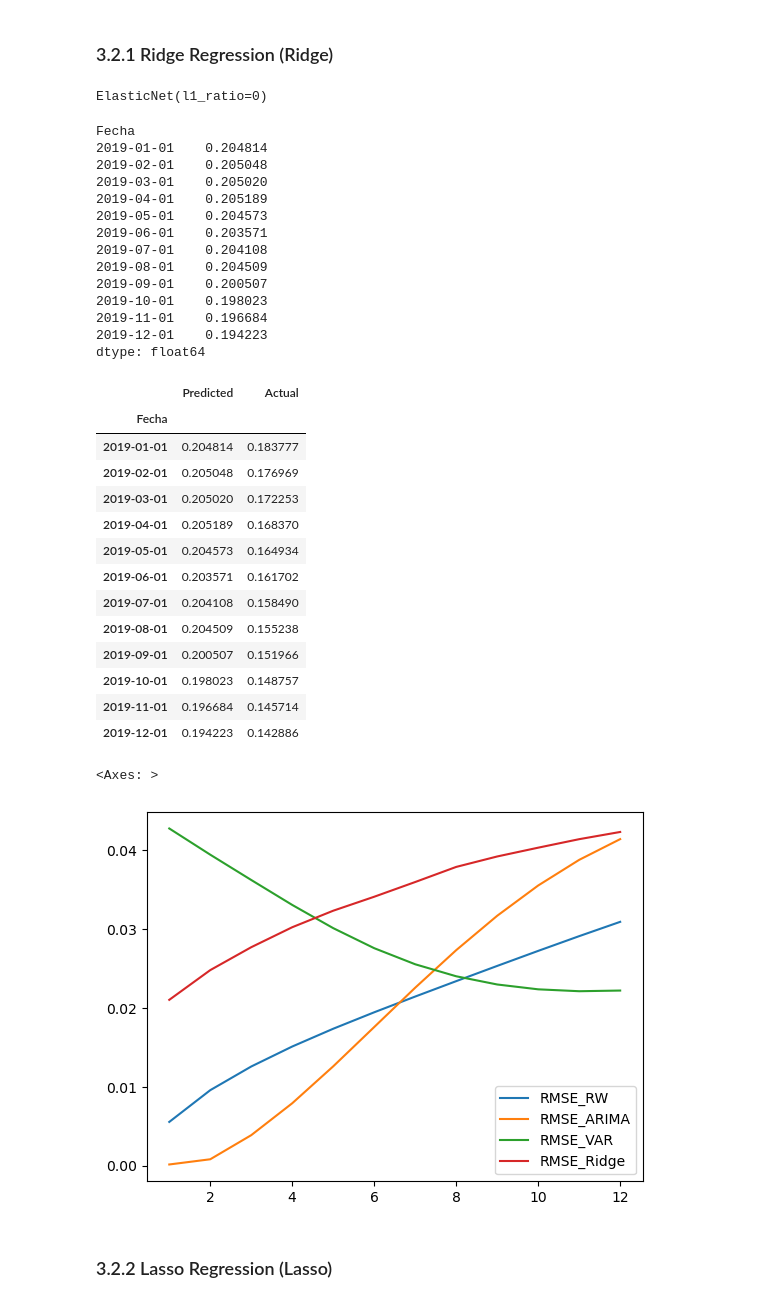
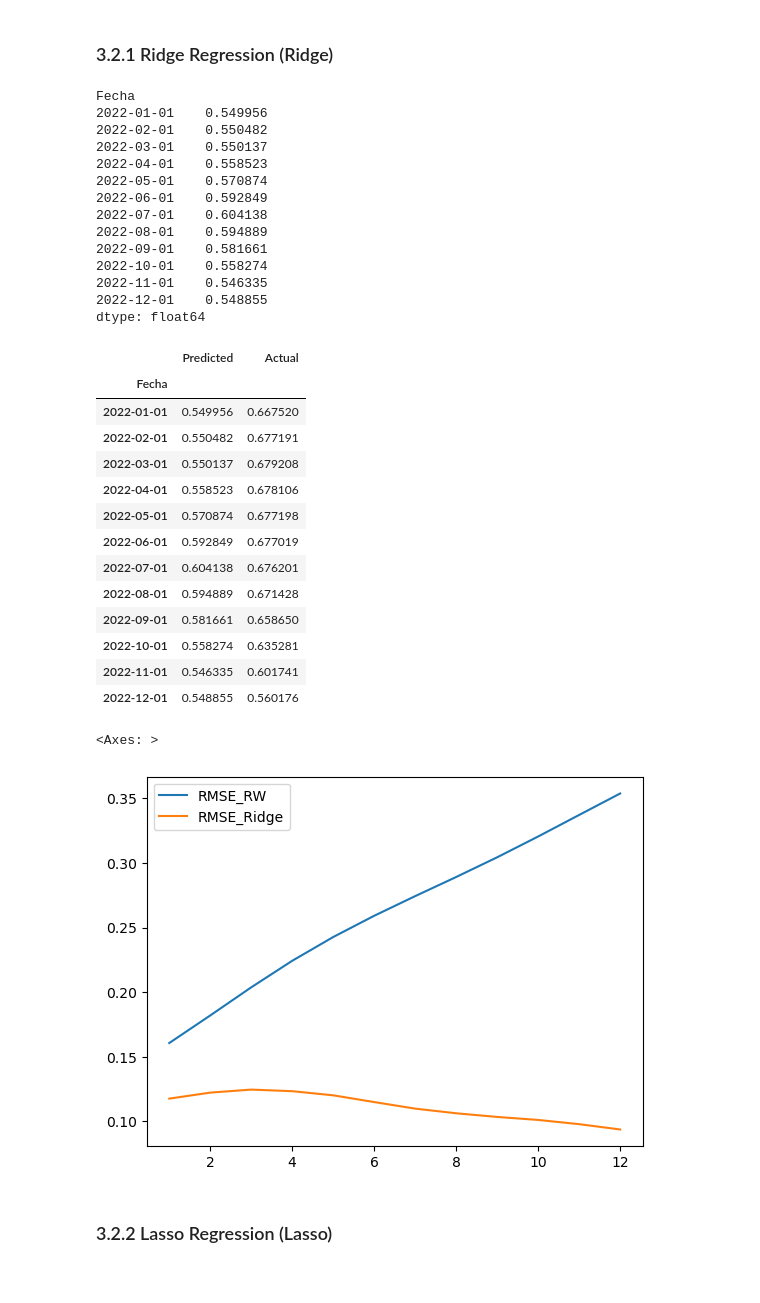
Before and after one commit to estcab00/inflation-prediction, a Jupyter notebook: code/headline_inflation/2019 - new variables/3_Regression_H19_Robustness.ipynb, the cells around one changed output. Drawn from its saved outputs; the diff is of its cells as text; code cells hidden in the pictures.

```diff
--- a/code/headline_inflation/2019 - new variables/3_Regression_H19_Robustness.ipynb
+++ b/code/headline_inflation/2019 - new variables/3_Regression_H19_Robustness.ipynb
@@ -91,8 +94,8 @@ target = 'CPI'
 df_CPI = pd.DataFrame(df_lags.CPI)
 
 # We create our train and test set
-train_set = df_CPI[df_CPI.index < '2019-01-01']
-test_set  = df_CPI[df_CPI.index >= '2019-01-01']
+train_set = df_CPI[df_CPI.index < '2020-01-01']
+test_set  = df_CPI[df_CPI.index >= '2021-01-01']
 
 predictions = {}
 
@@ -318,8 +295,8 @@ target = "CPI"
 Y = pd.DataFrame(df_lags[target])
 X = df_lags.drop(columns=[target])
 
-train_set = df_lags[df_lags.index < '2019-01-01']
-test_set  = df_lags[df_lags.index >= '2019-01-01']
+train_set = df_lags[df_lags.index < '2022-01-01']
+test_set  = df_lags[df_lags.index >= '2022-01-01']
 
 y_train = train_set[target]
 y_test  = test_set[target]
@@ -336,7 +313,7 @@ ridge = skl.ElasticNet(l1_ratio=0)
 model = ridge
 
 # We define out lambdas and implement our gridparams
-lambdas    = np.linspace(0.001, 1, 1000)
+lambdas    = np.linspace(0.1, 1, 1000)
 
 grid_params = {'alpha': lambdas}
 
@@ -350,10 +327,6 @@ pd.DataFrame( grid_search.cv_results_ )
 # And select out best model
 best_model  = grid_search.best_estimator_
 best_params = grid_search.best_params_
-# %%
-best_model
-# %% [output]
-ElasticNet(l1_ratio=0)
 # %%
 pred_vars = X_train.columns.to_list()
 coefficients = best_model.coef_
@@ -364,49 +337,49 @@ vars_df_ridge.to_excel( f'../../../output/3_Regression/h19_test/h19coef_ridge.xl
 # We use the best model to predict
 y_pred = best_model.predict( X_test )
 y_pred = pd.Series(y_pred, index = y_test.index)
-print(y_pred)
+y_pred
 # %% [output]
 Fecha
-2019-01-01    0.204814
-2019-02-01    0.205048
-2019-03-01    0.205020
-2019-04-01    0.205189
-2019-05-01    0.204573
-2019-06-01    0.203571
-2019-07-01    0.204108
-2019-08-01    0.204509
-2019-09-01    0.200507
-2019-10-01    0.198023
-2019-11-01    0.196684
-2019-12-01    0.194223
+2022-01-01    0.549956
+2022-02-01    0.550482
+2022-03-01    0.550137
+2022-04-01    0.558523
+2022-05-01    0.570874
+2022-06-01    0.592849
+2022-07-01    0.604138
+2022-08-01    0.594889
+2022-09-01    0.581661
+2022-10-01    0.558274
+2022-11-01    0.546335
+2022-12-01    0.548855
 dtype: float64
 # %%
 # And concatenate the results
-results = pd.concat([y_pred, y_test],axis=1)
-results.rename(columns={'CPI': 'Actual', 0: 'Predicted'}, inplace=True)
-results
+results_ridge = pd.concat([y_pred, y_test],axis=1)
+results_ridge.rename(columns={'CPI': 'Actual', 0: 'Predicted'}, inplace=True)
+results_ridge
 # %% [output]
 |  | Predicted | Actual |
 | Fecha |  |  |
-| 2019-01-01 | 0.204814 | 0.183777 |
-| 2019-02-01 | 0.205048 | 0.176969 |
-| 2019-03-01 | 0.205020 | 0.172253 |
-| 2019-04-01 | 0.205189 | 0.168370 |
-| 2019-05-01 | 0.204573 | 0.164934 |
-| 2019-06-01 | 0.203571 | 0.161702 |
-| 2019-07-01 | 0.204108 | 0.158490 |
-| 2019-08-01 | 0.204509 | 0.155238 |
-| 2019-09-01 | 0.200507 | 0.151966 |
-| 2019-10-01 | 0.198023 | 0.148757 |
-| 2019-11-01 | 0.196684 | 0.145714 |
-| 2019-12-01 | 0.194223 | 0.142886 |
+| 2022-01-01 | 0.549956 | 0.667520 |
+| 2022-02-01 | 0.550482 | 0.677191 |
+| 2022-03-01 | 0.550137 | 0.679208 |
+| 2022-04-01 | 0.558523 | 0.678106 |
+| 2022-05-01 | 0.570874 | 0.677198 |
+| 2022-06-01 | 0.592849 | 0.677019 |
+| 2022-07-01 | 0.604138 | 0.676201 |
+| 2022-08-01 | 0.594889 | 0.671428 |
+| 2022-09-01 | 0.581661 | 0.658650 |
+| 2022-10-01 | 0.558274 | 0.635281 |
+| 2022-11-01 | 0.546335 | 0.601741 |
+| 2022-12-01 | 0.548855 | 0.560176 |
 # %%
-RMSE_ridge, MAPE_ridge = get_metrics(results, 'Ridge')
+RMSE_ridge, MAPE_ridge = get_metrics(results_ridge, 'Ridge')
 # %%
-pd.concat([RMSE_rw, RMSE_arima, RMSE_var, RMSE_ridge], axis=1).plot()
+pd.concat([RMSE_rw, RMSE_ridge], axis=1).plot()
 # %% [output]
 <Axes: >
-[figure, old version]
+[figure, new version]
 # %% [markdown]
 ### 3.2.2 Lasso Regression (Lasso)
 # %%
```
Also changed, not shown: parts of 56 cells of this notebook, 12 other files.
